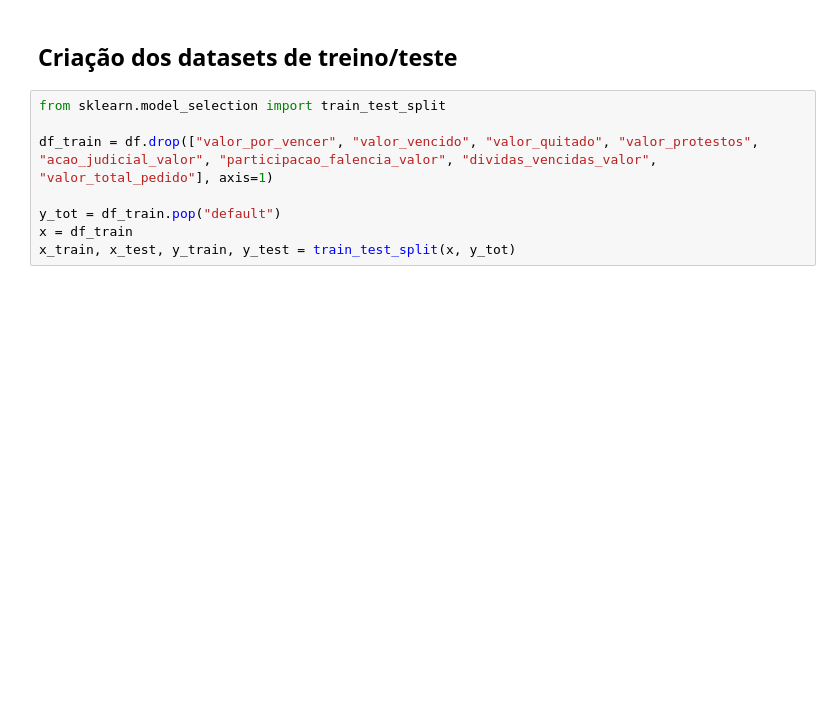
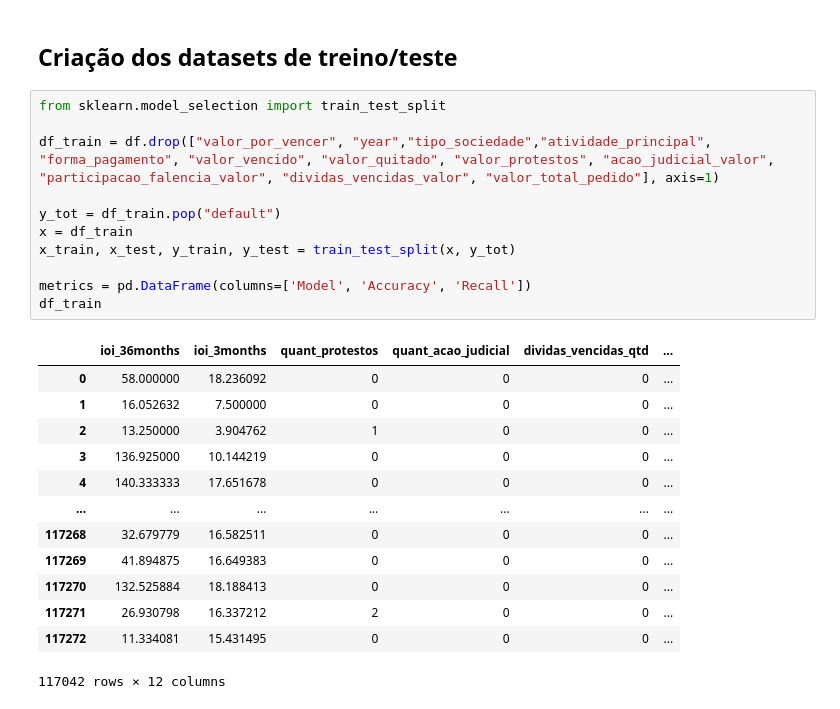
Before and after one commit to cfm-alm/solucao_exercicio_DSteam_est_shared2, a Jupyter notebook: teste.ipynb, the cells around one changed output. Drawn from its saved outputs; the diff is of its cells as text; blank space fills up the shorter version.

```diff
--- a/teste.ipynb
+++ b/teste.ipynb
@@ -220,8 +220,25 @@ df
 # %%
 from sklearn.model_selection import train_test_split
 
-df_train = df.drop(["valor_por_vencer", "valor_vencido", "valor_quitado", "valor_protestos", "acao_judicial_valor", "participacao_falencia_valor", "dividas_vencidas_valor", "valor_total_pedido"], axis=1)
+df_train = df.drop(["valor_por_vencer", "year","tipo_sociedade","atividade_principal", "forma_pagamento", "valor_vencido", "valor_quitado", "valor_protestos", "acao_judicial_valor", "participacao_falencia_valor", "dividas_vencidas_valor", "valor_total_pedido"], axis=1)
 
 y_tot = df_train.pop("default")
 x = df_train
 x_train, x_test, y_train, y_test = train_test_split(x, y_tot)
+
+metrics = pd.DataFrame(columns=['Model', 'Accuracy', 'Recall'])
+df_train
+# %% [output]
+|  | ioi_36months | ioi_3months | quant_protestos | quant_acao_judicial | dividas_vencidas_qtd | ... |
+| 0 | 58.000000 | 18.236092 | 0 | 0 | 0 | ... |
+| 1 | 16.052632 | 7.500000 | 0 | 0 | 0 | ... |
+| 2 | 13.250000 | 3.904762 | 1 | 0 | 0 | ... |
+| 3 | 136.925000 | 10.144219 | 0 | 0 | 0 | ... |
+| 4 | 140.333333 | 17.651678 | 0 | 0 | 0 | ... |
+| ... | ... | ... | ... | ... | ... | ... |
+| 117268 | 32.679779 | 16.582511 | 0 | 0 | 0 | ... |
+| 117269 | 41.894875 | 16.649383 | 0 | 0 | 0 | ... |
+| 117270 | 132.525884 | 18.188413 | 0 | 0 | 0 | ... |
+| 117271 | 26.930798 | 16.337212 | 2 | 0 | 0 | ... |
+| 117272 | 11.334081 | 15.431495 | 0 | 0 | 0 | ... |
+117042 rows × 12 columns
```
Also changed, not shown: parts of 6 cells of this notebook.
